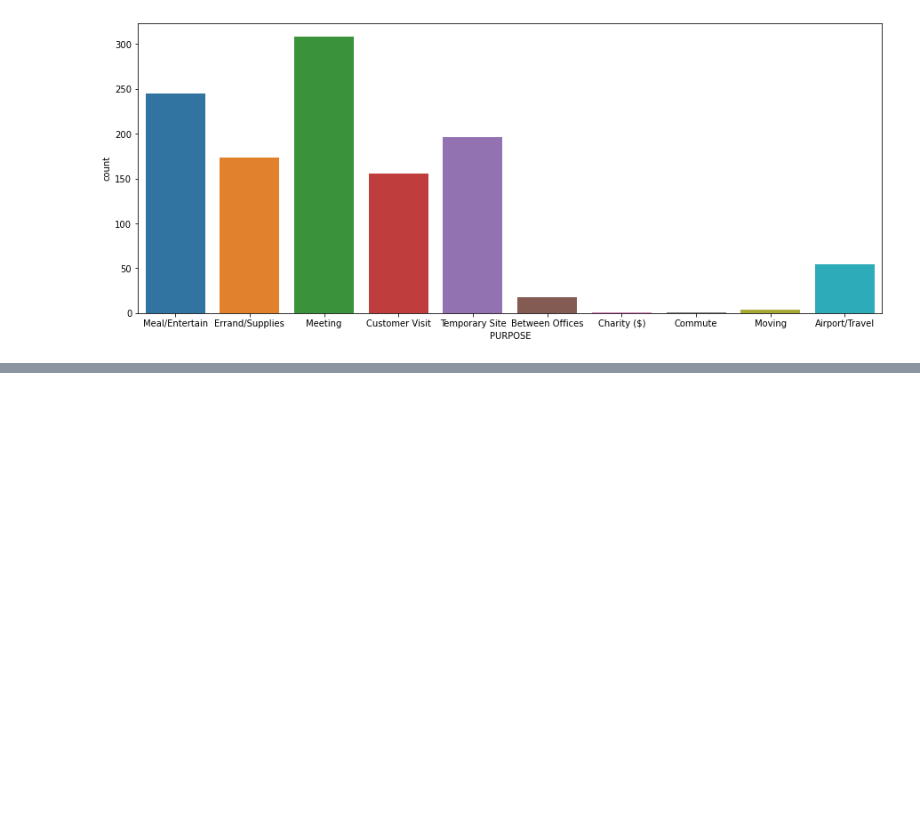
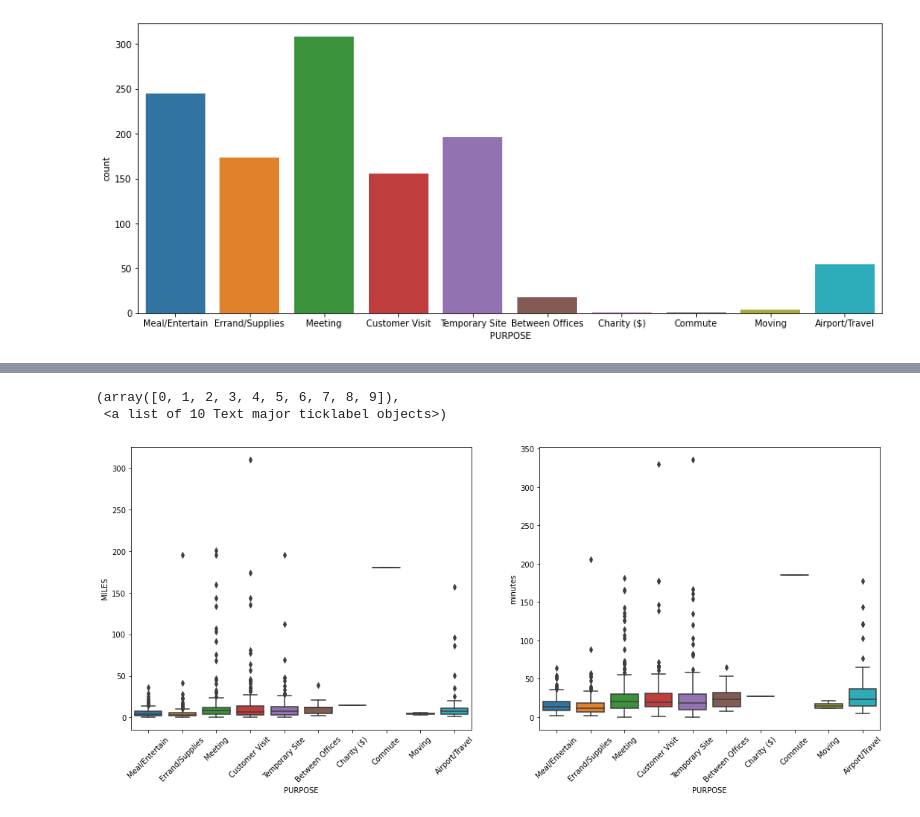
Before and after one commit to makarandsk/Uber_Analysis, a Jupyter notebook: Uber Analysis.ipynb, the cells around one changed output, grey strips where cells are left out. Drawn from its saved outputs; the diff is of its cells as text; code cells hidden in the pictures; blank space fills up the shorter version.

Commit message:
file is updated with further data analysis

```diff
--- a/Uber Analysis.ipynb
+++ b/Uber Analysis.ipynb
@@ -299,3 +299,7 @@ sns.countplot(df['PURPOSE'])
 # %% [output]
 <matplotlib.axes._subplots.AxesSubplot at 0x...>
 [figure]
+# %%
+#Creating new column as 'minutes' in dataframe to calculate the time of journey
+df['minutes'] = df.END_DATE-df.START_DATE
+df.head()
@@ -301,0 +313,4 @@ sns.countplot(df['PURPOSE'])
+# %%
+#Converting all values of 'minutes' column into minutes
+df['minutes'] = df['minutes'].dt.total_seconds()/60
+df.head()
@@ -301,0 +324,13 @@ sns.countplot(df['PURPOSE'])
+# %%
+#Plotting and comparing 'MILES' & 'minutes' with respect to 'PURPOSE'
+plt.figure(figsize = (18,7)) #defining size for both plots
+plt.subplot(1,2,1) #subplotting first graph for comparison purpose
+sns.boxplot(data = df, x = df.PURPOSE, y = df.MILES) #plotting first graph for 'MILES' with respect to 'PURPOSE'
+plt.xticks(rotation = 45) #rotating labels for visibility
+plt.subplot(1,2,2) #subplotting second graph for comparison purpose
+sns.boxplot(data = df, x = df.PURPOSE, y = df.minutes) #plotting first graph for 'minutes' with respect to 'PURPOSE'
+plt.xticks(rotation = 45) #rotating labels for visibility
+# %% [output]
+(array([0, 1, 2, 3, 4, 5, 6, 7, 8, 9]),
+ <a list of 10 Text major ticklabel objects>)
+[figure, added]
```
Also changed, not shown: parts of 9 cells of this notebook.
